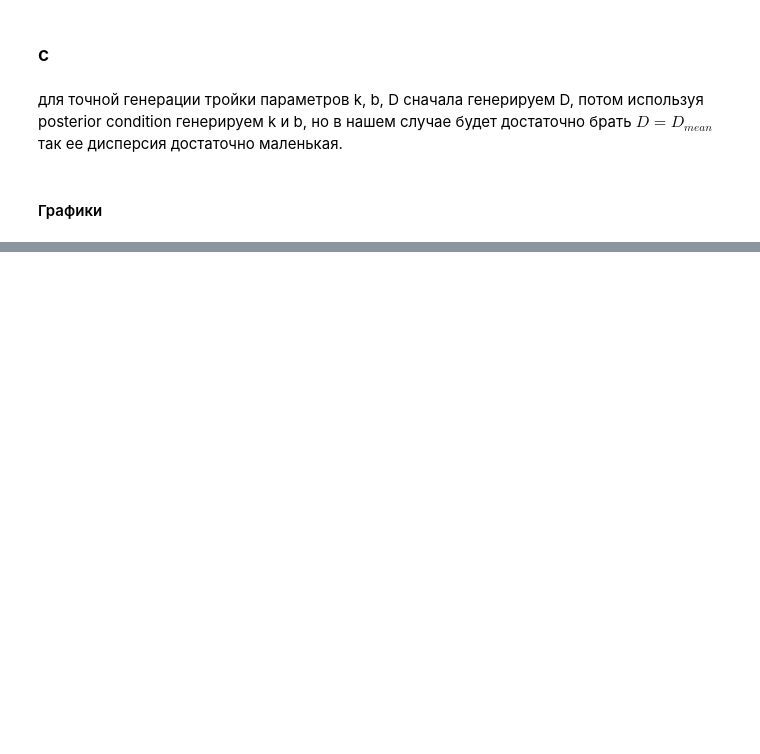
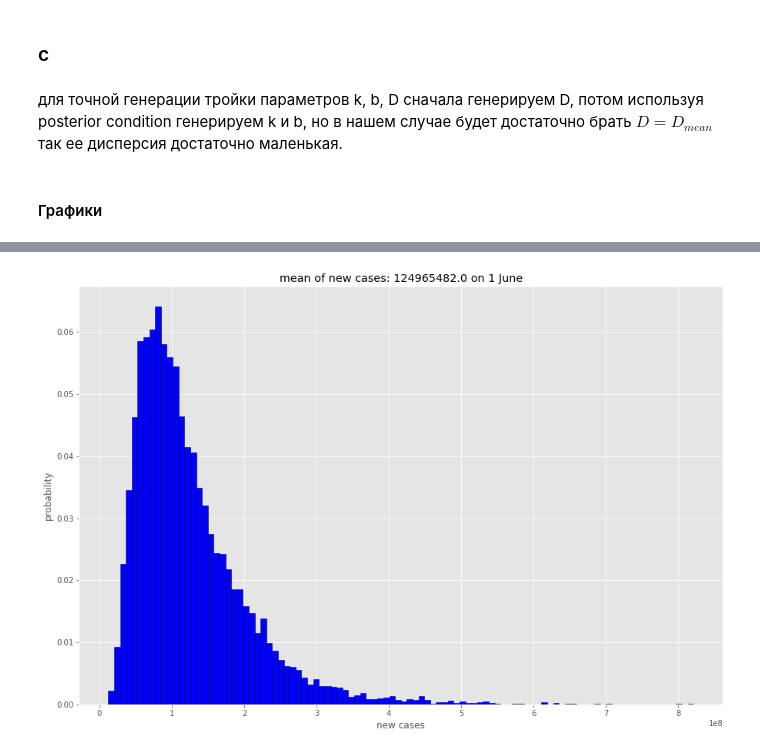
Before and after one commit to blacksideforce/Adv-ML, a Jupyter notebook: AdvMl_HW_1.ipynb, the cells around one changed output, grey strips where cells are left out. Cells and saved outputs as stored; diff of their text form; code cells hidden in the pictures; blank space fills up the shorter version.

```diff
--- a/AdvMl_HW_1.ipynb
+++ b/AdvMl_HW_1.ipynb
@@ -415,0 +425,30 @@ plt.plot()
+# %%
+DAY_1_JUNE = 99 # 1 июня
+
+x = DAY_1_JUNE
+M = 10000
+predictions = []
+for i in range(M):
+  k_i, b_i = np.random.multivariate_normal(mean, cov).T
+  eps_j = np.random.normal(0, D)
+  predictions.append(np.exp(k_i * x + b_i + eps_j))
+
+
+# Import the libraries
+import matplotlib.pyplot as plt
+
+# matplotlib histogram
+plt.hist(predictions, color = 'blue', edgecolor = 'black',
+         bins = 100,
+         weights = [1/len(predictions)] * len(predictions)
+)
+plt.plot()
+
+
+# Add labels
+plt.title('mean of new cases: {} on 1 June'.format(np.round(np.mean(predictions))))
+plt.ylabel('probability')
+plt.xlabel('new cases')
+plt.show()
+# %% [output]
+[figure, added]
```
Also changed, not shown: parts of 13 cells of this notebook.
